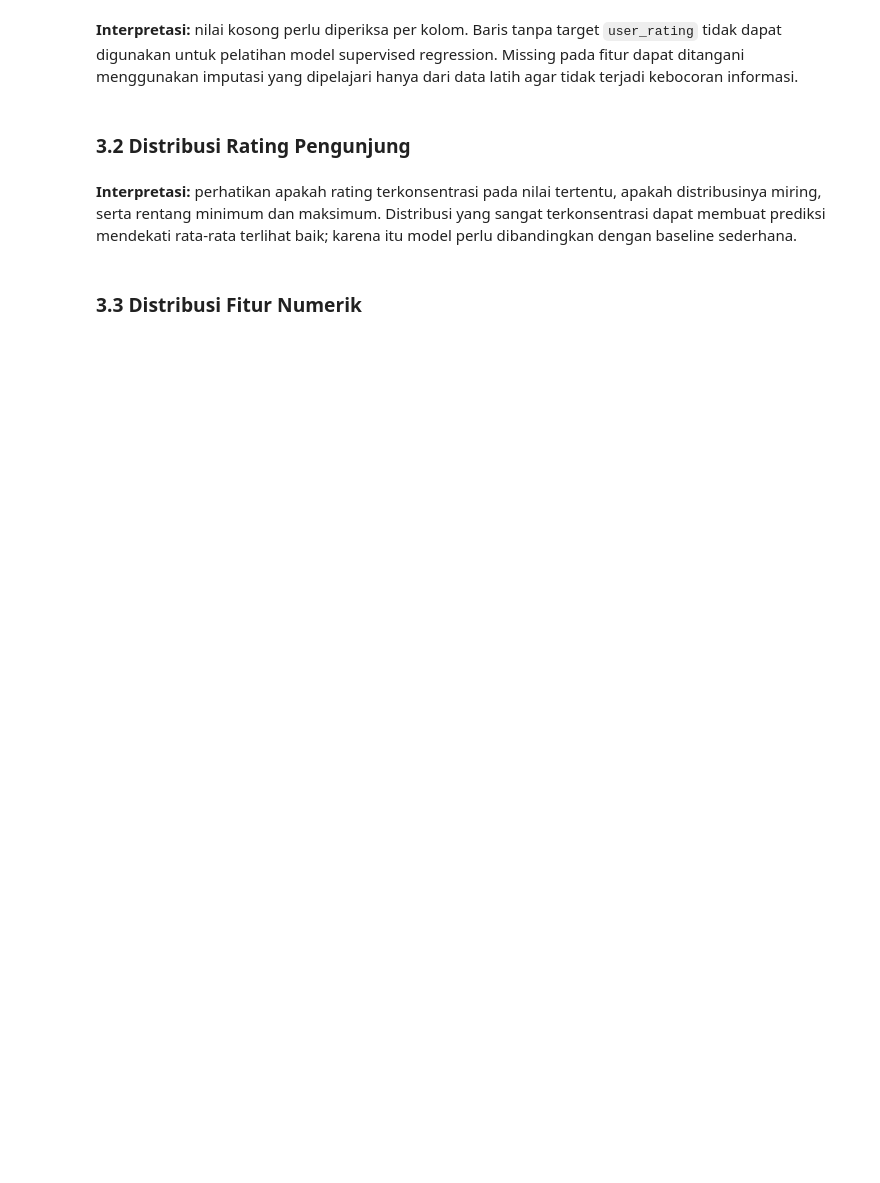
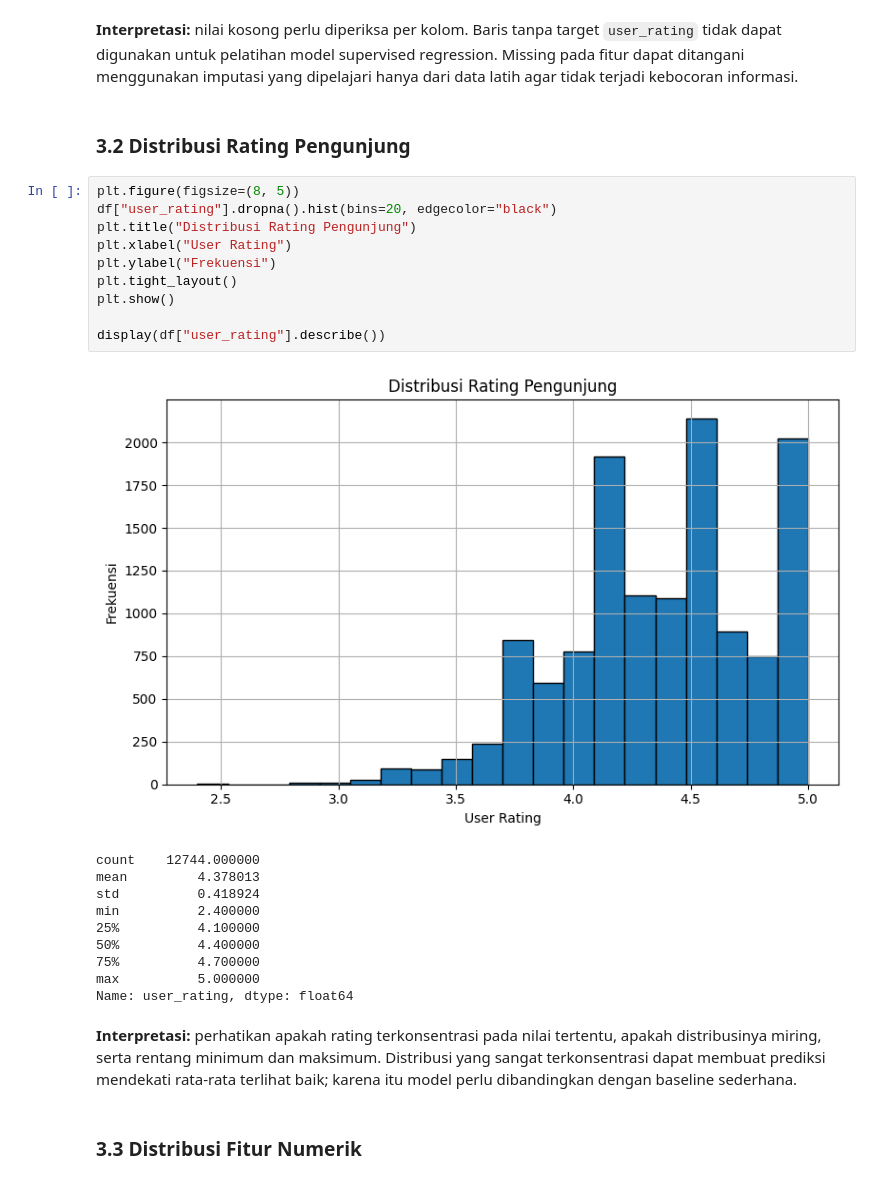
Before and after one commit to Rizqy-Azka/kel20_IFB_Info-Plesiran, a Jupyter notebook: Project_Akhir.ipynb, the cells around one changed output. Saved outputs shown, nothing was run; the diff lists cells and outputs as text; blank space fills up the shorter version.

```diff
--- a/Project_Akhir.ipynb
+++ b/Project_Akhir.ipynb
@@ -106,6 +211,27 @@ EDA dilakukan untuk memahami struktur data, distribusi target, nilai kosong, dup
 **Interpretasi:** nilai kosong perlu diperiksa per kolom. Baris tanpa target `user_rating` tidak dapat digunakan untuk pelatihan model supervised regression. Missing pada fitur dapat ditangani menggunakan imputasi yang dipelajari hanya dari data latih agar tidak terjadi kebocoran informasi.
 # %% [markdown]
 ### 3.2 Distribusi Rating Pengunjung
+# %%
+plt.figure(figsize=(8, 5))
+df["user_rating"].dropna().hist(bins=20, edgecolor="black")
+plt.title("Distribusi Rating Pengunjung")
+plt.xlabel("User Rating")
+plt.ylabel("Frekuensi")
+plt.tight_layout()
+plt.show()
+
+display(df["user_rating"].describe())
+# %% [output]
+[figure, added]
+count    12744.000000
+mean         4.378013
+std          0.418924
+min          2.400000
+25%          4.100000
+50%          4.400000
+75%          4.700000
+max          5.000000
+Name: user_rating, dtype: float64
 # %% [markdown]
 **Interpretasi:** perhatikan apakah rating terkonsentrasi pada nilai tertentu, apakah distribusinya miring, serta rentang minimum dan maksimum. Distribusi yang sangat terkonsentrasi dapat membuat prediksi mendekati rata-rata terlihat baik; karena itu model perlu dibandingkan dengan baseline sederhana.
 # %% [markdown]
```
Also changed, not shown: parts of 9 cells of this notebook.
